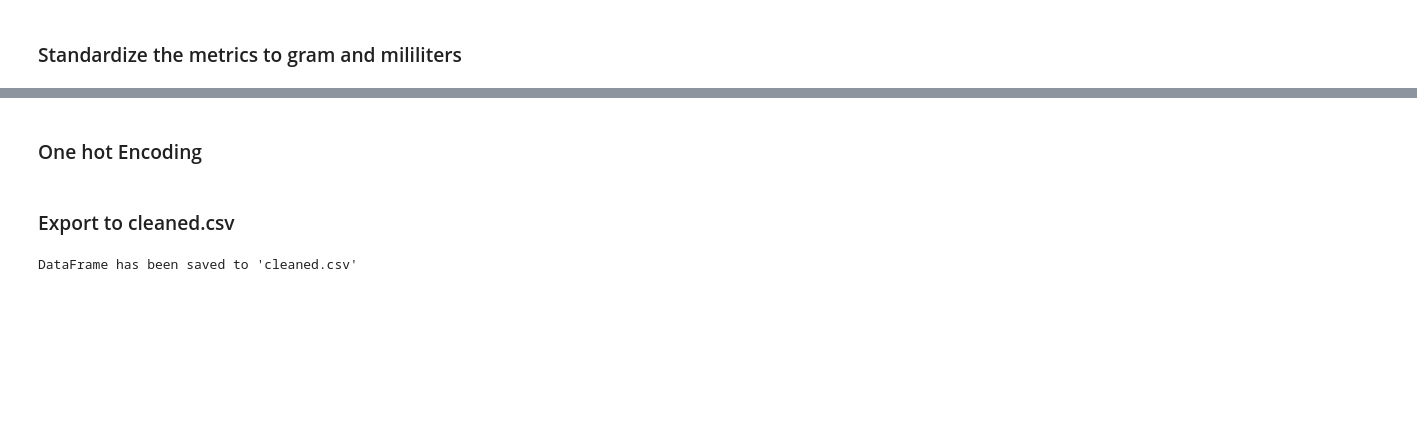
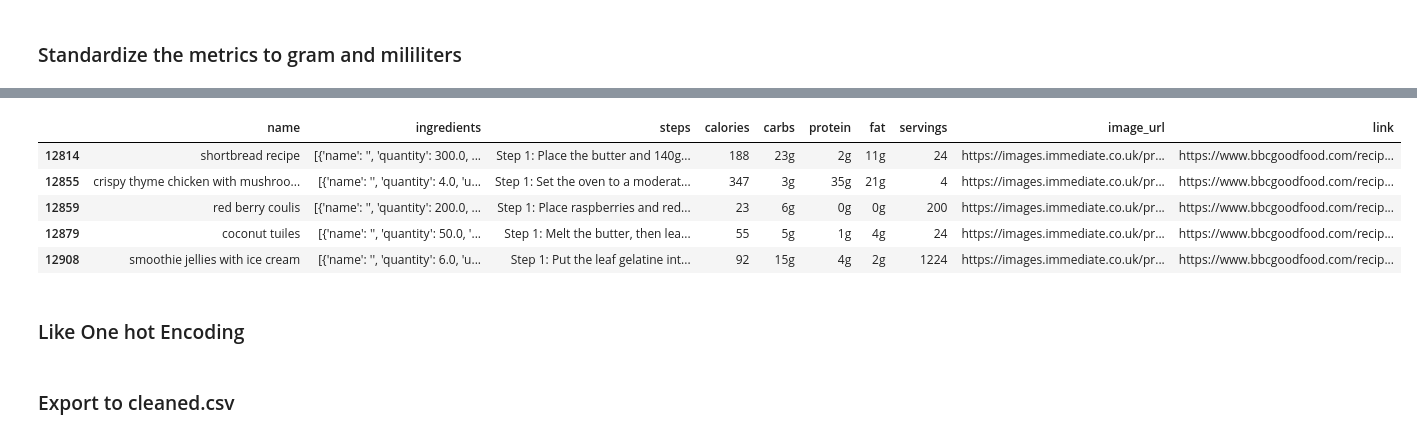
Before and after one commit to DaC00KIE/BDA-Ian-ngecarry, a Jupyter notebook: Preprocess.ipynb, the cells around one changed output, grey strips where cells are left out. Drawn from its saved outputs; the diff is of its cells as text; code cells hidden in the pictures; blank space fills up the shorter version.

```diff
--- a/Preprocess.ipynb
+++ b/Preprocess.ipynb
@@ -368,15 +274,2 @@ DataFrame has been saved to 'cleanedBBC.csv'
 # %% [markdown]
 ### Transform Taste dataset into a same format
-# %%
-# Function to parse a single ingredient
-def parse_ingredient(ingredient):
-    # Regex pattern to match quantity, unit, and name
-    pattern = r'(?P<quantity>[0-9/.\s]+)?\s*(?P<unit>[a-zA-Z()]+)?\s*(?P<name>.+)'
-    match = re.match(pattern, ingredient.strip())
-    if match:
-        return {
-            'quantity': match.group('quantity').strip() if match.group('quantity') else None,
-            'unit': match.group('unit').strip() if match.group('unit') else None,
-            'name': match.group('name').strip() if match.group('name') else None,
-        }
-    return None
@@ -617,18 +699,26 @@ new_df["ingredients"] = new_df["ingredients"].apply(process_ingredients)
 # %%
-# def is_invalid_recipe(ingredients):
-#     return any(item['quantity'] is None or item['unit'] is None for item in ingredients)
+def is_invalid_recipe(ingredients):
+    return any(item['quantity'] is None or item['unit'] is None for item in ingredients)
 
-# # Filter out invalid recipes
-# new_df = new_df[~new_df['ingredients'].apply(is_invalid_recipe)]
+# Filter out invalid recipes
+new_df = new_df[~new_df['ingredients'].apply(is_invalid_recipe)]
+# %%
+bbc = new_df[new_df['link'].str.contains('https://www.bbcgoodfood.com', na=False)]
+bbc.head()
+# %% [output]
+|  | name | ingredients | steps | calories | carbs | protein | fat | servings | image_url | link |
+| 12814 | shortbread recipe | [{'name': '', 'quantity': 300.0, ... | Step 1: Place the butter and 140g... | 188 | 23g | 2g | 11g | 24 | https://images.immediate.co.uk/pr... | https://www.bbcgoodfood.com/recip... |
+| 12855 | crispy thyme chicken with mushroo... | [{'name': '', 'quantity': 4.0, 'u... | Step 1: Set the oven to a moderat... | 347 | 3g | 35g | 21g | 4 | https://images.immediate.co.uk/pr... | https://www.bbcgoodfood.com/recip... |
+| 12859 | red berry coulis | [{'name': '', 'quantity': 200.0, ... | Step 1: Place raspberries and red... | 23 | 6g | 0g | 0g | 200 | https://images.immediate.co.uk/pr... | https://www.bbcgoodfood.com/recip... |
+| 12879 | coconut tuiles | [{'name': '', 'quantity': 50.0, '... | Step 1: Melt the butter, then lea... | 55 | 5g | 1g | 4g | 24 | https://images.immediate.co.uk/pr... | https://www.bbcgoodfood.com/recip... |
+| 12908 | smoothie jellies with ice cream | [{'name': '', 'quantity': 6.0, 'u... | Step 1: Put the leaf gelatine int... | 92 | 15g | 4g | 2g | 1224 | https://images.immediate.co.uk/pr... | https://www.bbcgoodfood.com/recip... |
 # %% [markdown]
-### One hot Encoding
+### Like One hot Encoding
 # %% [markdown]
 ### Export to cleaned.csv
 # %%
-# Save the DataFrame to a CSV file
-new_df.to_csv('cleaned.csv', index=False)
+# # Save the DataFrame to a CSV file
+# new_df.to_csv('cleaned.csv', index=False)
 
-# Confirm the saving
-print("DataFrame has been saved to 'cleaned.csv'")
+# # Confirm the saving
+# print("DataFrame has been saved to 'cleaned.csv'")
-# %% [output]
-DataFrame has been saved to 'cleaned.csv'
```
Also changed, not shown: parts of 26 cells of this notebook.
